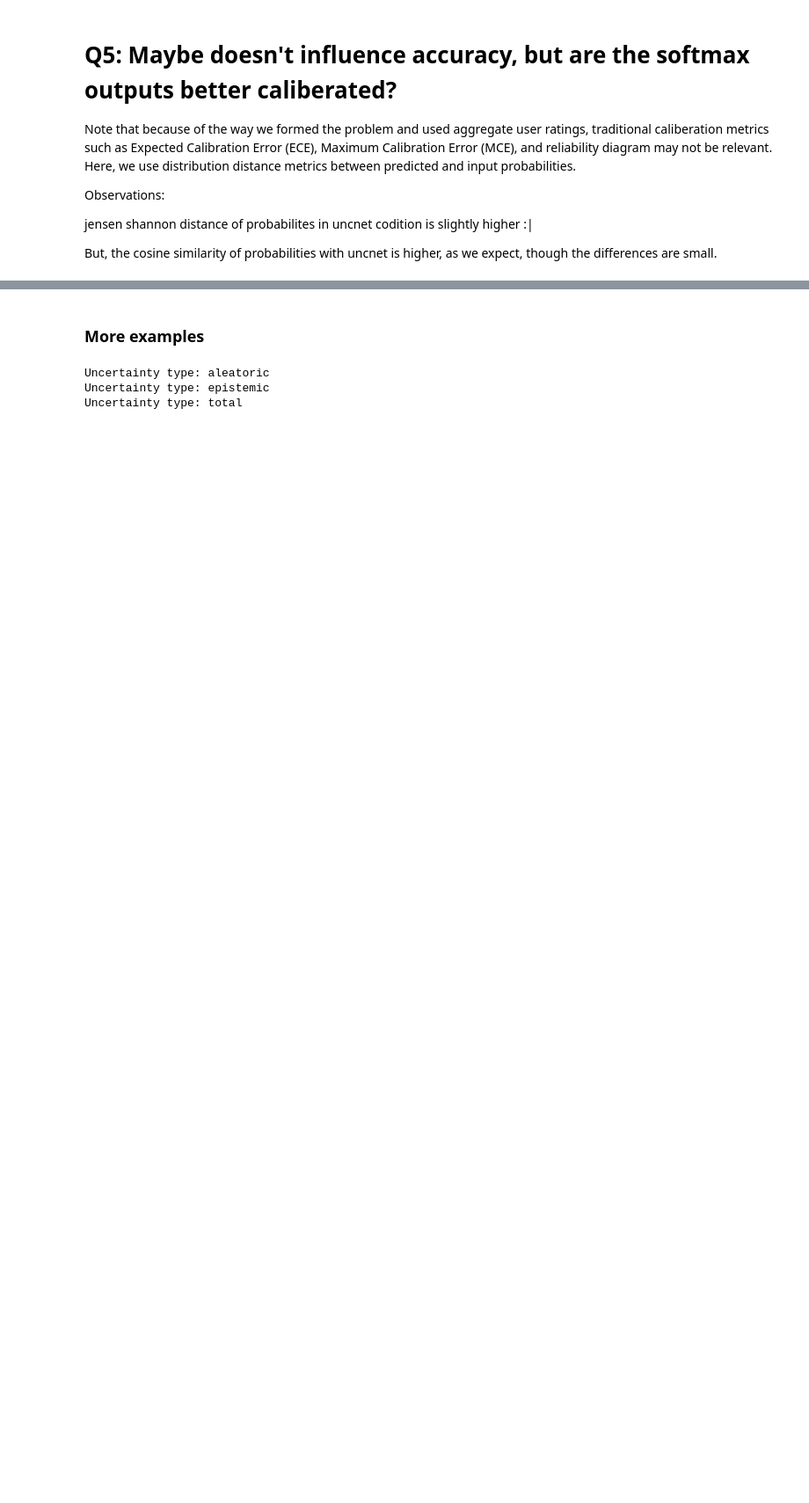
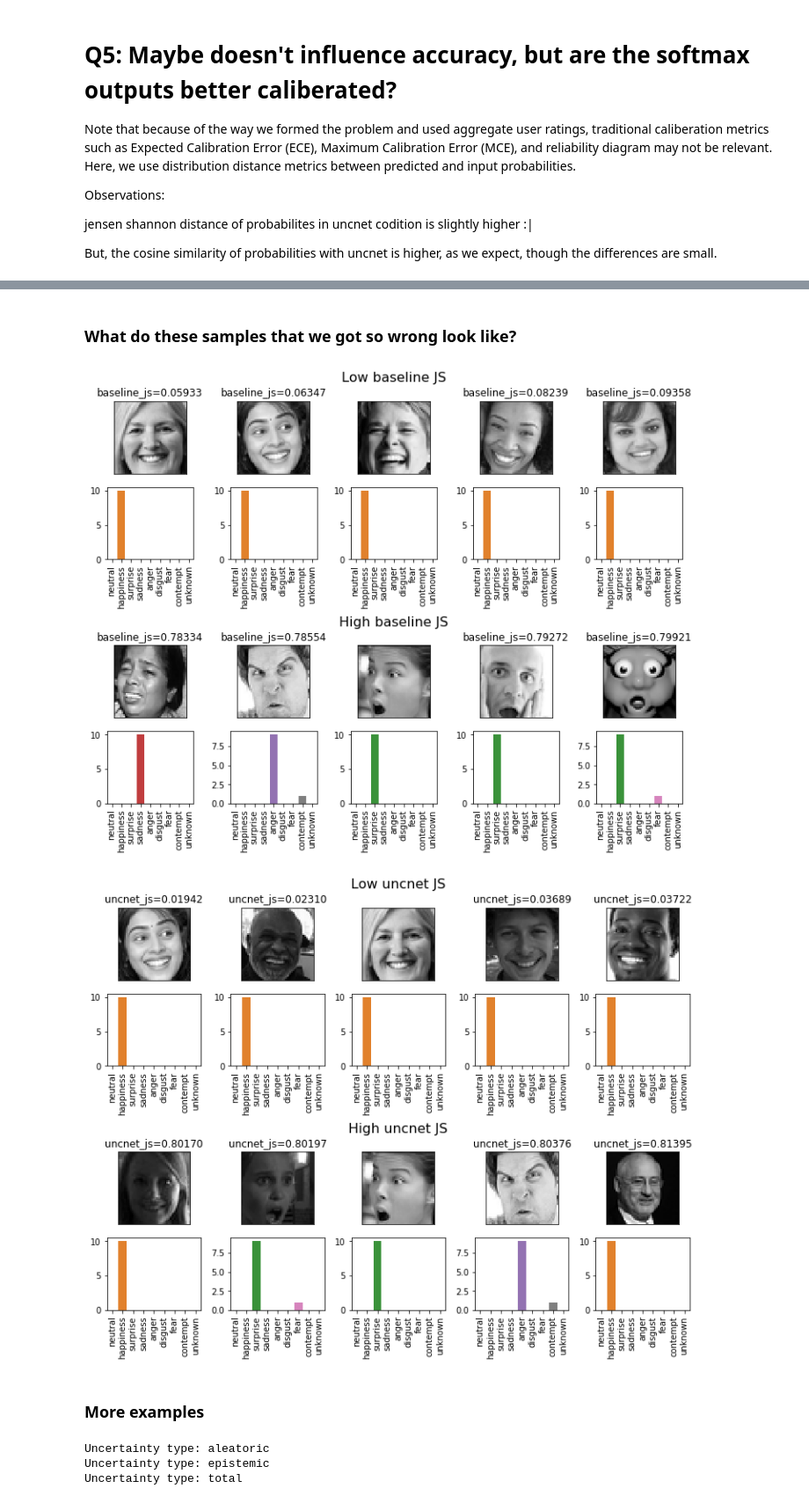
Before and after one commit to asmadotgh/unc-net, a Jupyter notebook: src/uncnet_exploration.ipynb, the cells around one changed output, grey strips where cells are left out. Shown at 88% size. Cells and saved outputs as stored; diff of their text form; code cells hidden in the pictures; blank space fills up the shorter version.

```diff
--- a/src/uncnet_exploration.ipynb
+++ b/src/uncnet_exploration.ipynb
@@ -408,3 +482,22 @@ Cosine similiraty: mean=0.318, std=0.263
+# %% [markdown]
+### What do these samples that we got so wrong look like?
+# %%
+def plot_extreme_error_prediction_images(input_unsorted, condition, n=5):
+    inp = input_unsorted.sort_values(by=f'{condition}_js', ascending=True).reset_index(drop=True)
+    f, axes = plt.subplots(4, n, figsize=(n*2, 8), constrained_layout=True)
+    for i in range(n):
+        _plot_img_hist(inp.iloc[i], axes, 0, i, f'{condition}_js')
+    axes[0, int(n/2)].set_title(f'Low {condition} JS', size=16, y=1.2)
+
+    for i in range(n):
+        _plot_img_hist(inp.iloc[len(inp)-1-i], axes, 2, n-i-1, f'{condition}_js')
+    axes[2, int(n/2)].set_title(f'High {condition} JS', size=16, y=1.2)
+
+plot_extreme_error_prediction_images(test, 'baseline')
+plot_extreme_error_prediction_images(test, 'uncnet')
+# %% [output]
+[figure, added]
+[figure, added]
 # %% [markdown]
 ### More examples
 # %%
```
Also changed, not shown: parts of 20 cells of this notebook, 1 other file.
